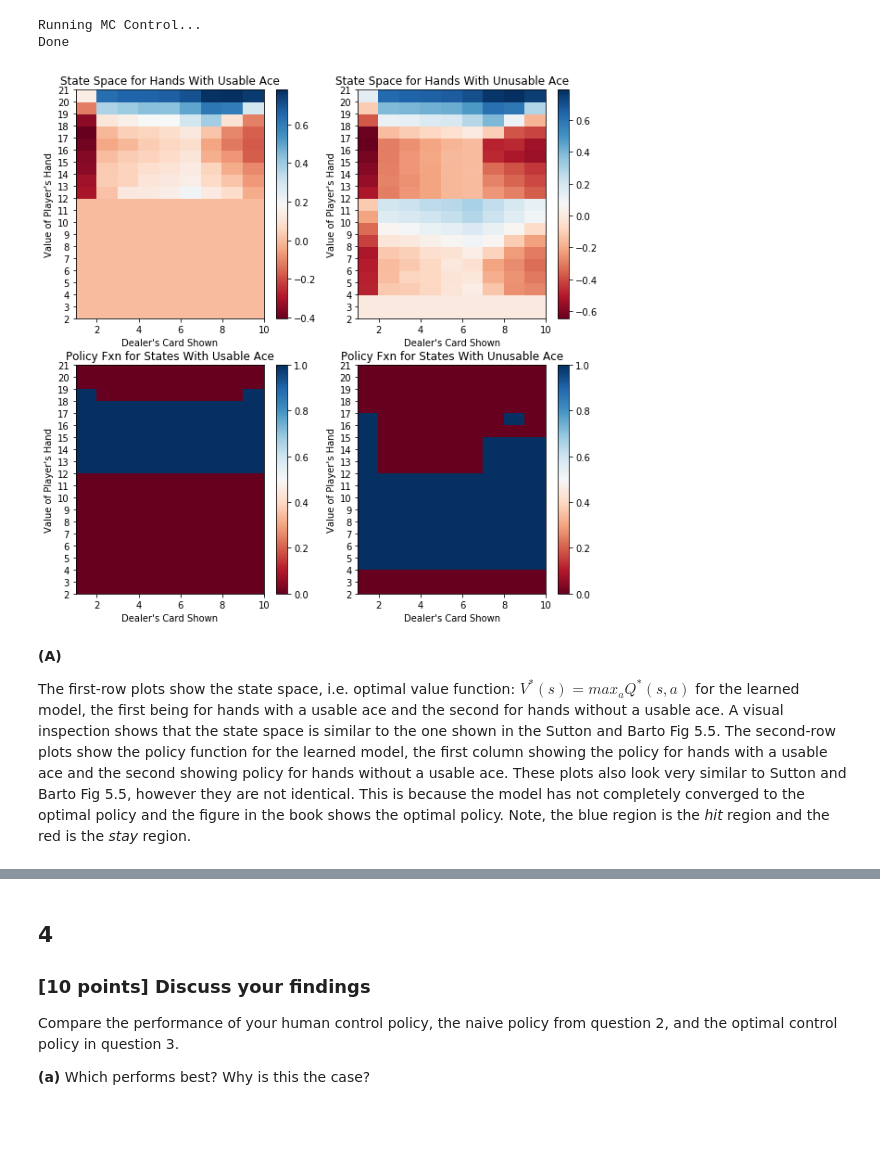
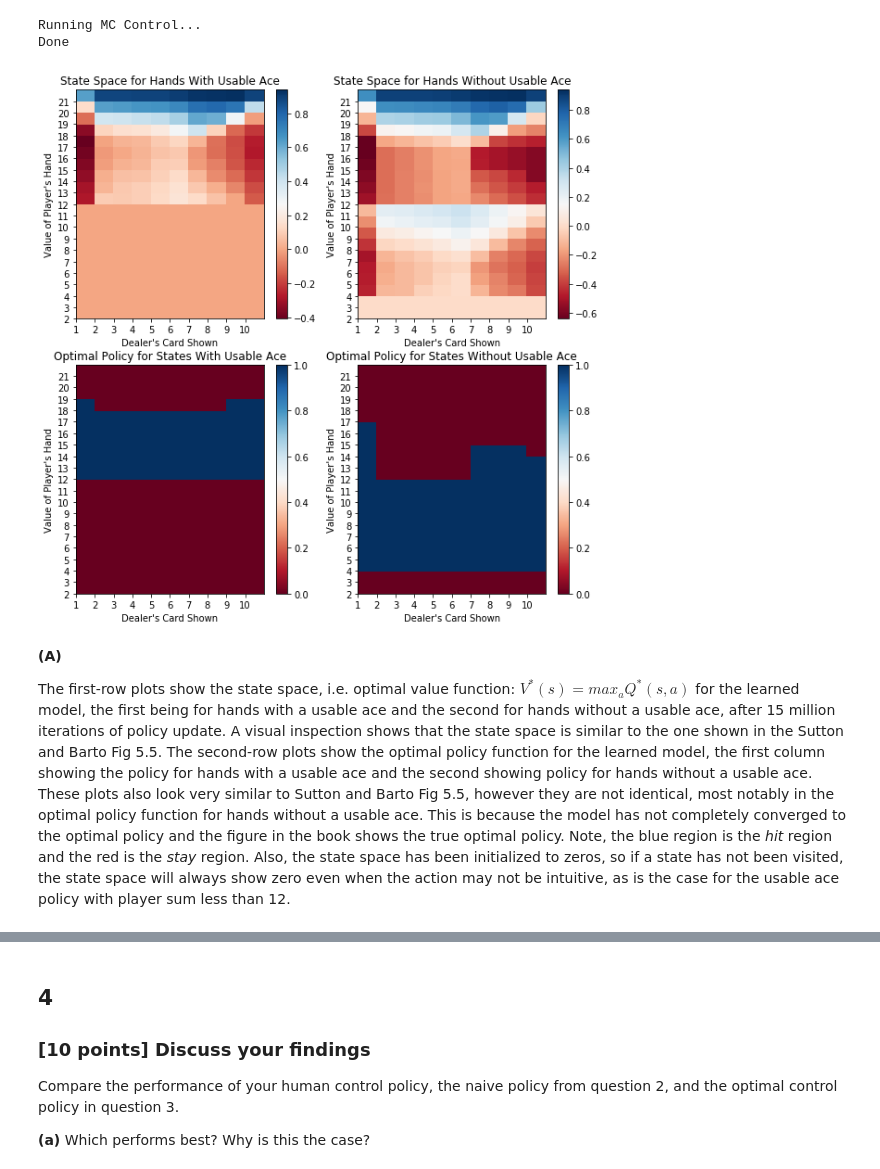
Before and after one commit to inkawhich/machine-learning-course, a Jupyter notebook: Assignment 5.ipynb, the cells around one changed output, grey strips where cells are left out. Saved outputs shown, nothing was run; the diff lists cells and outputs as text; code cells hidden in the pictures; blank space fills up the shorter version.

```diff
--- a/Assignment 5.ipynb
+++ b/Assignment 5.ipynb
@@ -665,7 +655,7 @@ def Monte_Carlo_Control(game, policy, num_iters):
 bjack_game = Blackjack()
 
 print "Running MC Control..."
-Q,policy,avg_reward,running_avg = Monte_Carlo_Control(bjack_game, policy_fxn, 6000000)
+Q,policy,avg_reward,running_avg = Monte_Carlo_Control(bjack_game, policy_fxn, 15000000)
 print "Done"
 # %% [output]
 Running MC Control...
@@ -675,9 +665,9 @@ Done
 # Plotting
 
 # Dealers card showing
-x = np.arange(1, 11, 1)
+x = np.arange(1, 12, 1)
 # Sum of cards in player hand
-y = np.arange(2, 22, 1)
+y = np.arange(2, 23, 1)
 # Create mesh grid of all possible x,y coords
 X, Y = np.meshgrid(x, y)
 
@@ -704,41 +694,45 @@ plt.subplot(2,2,1)
 plt.title("State Space for Hands With Usable Ace")
 plt.xlabel("Dealer's Card Shown")
 plt.ylabel("Value of Player's Hand")
 plt.yticks(np.arange(2, 22, 1))
+plt.xticks(np.arange(1, 11, 1))
 plt.pcolor(X,Y,Q_usable, cmap='RdBu')
 plt.colorbar()
 
 plt.subplot(2,2,2)
-plt.title("State Space for Hands With Unusable Ace")
+plt.title("State Space for Hands Without Usable Ace")
 plt.xlabel("Dealer's Card Shown")
 plt.ylabel("Value of Player's Hand")
 plt.yticks(np.arange(2, 22, 1))
+plt.xticks(np.arange(1, 11, 1))
 plt.pcolor(X,Y,Q_unusable, cmap='RdBu')
 plt.colorbar()
 
 plt.subplot(2,2,3)
-plt.title("Policy Fxn for States With Usable Ace")
+plt.title("Optimal Policy for States With Usable Ace")
 plt.xlabel("Dealer's Card Shown")
 plt.ylabel("Value of Player's Hand")
 plt.yticks(np.arange(2, 22, 1))
+plt.xticks(np.arange(1, 11, 1))
 plt.pcolor(X,Y,Policy_usable, cmap='RdBu')
 plt.colorbar()
 
 plt.subplot(2,2,4)
-plt.title("Policy Fxn for States With Unusable Ace")
+plt.title("Optimal Policy for States Without Usable Ace")
 plt.xlabel("Dealer's Card Shown")
 plt.ylabel("Value of Player's Hand")
 plt.yticks(np.arange(2, 22, 1))
+plt.xticks(np.arange(1, 11, 1))
 plt.pcolor(X,Y,Policy_unusable, cmap='RdBu')
 plt.colorbar()
 
 plt.show()
 # %% [output]
-[figure, old version]
+[figure, new version]
 # %% [markdown]
 **(A)**
 
-The first-row plots show the state space, i.e. optimal value function: $V^*(s) = max_a Q^*(s,a)$ for the learned model, the first being for hands with a usable ace and the second for hands without a usable ace. A visual inspection shows that the state space is similar to the one shown in the Sutton and Barto Fig 5.5. The second-row plots show the policy function for the learned model, the first column showing the policy for hands with a usable ace and the second showing policy for hands without a usable ace. These plots also look very similar to Sutton and Barto Fig 5.5, however they are not identical. This is because the model has not completely converged to the optimal policy and the figure in the book shows the optimal policy. Note, the blue region is the *hit* region and the red is the *stay* region.
+The first-row plots show the state space, i.e. optimal value function: $V^*(s) = max_a Q^*(s,a)$ for the learned model, the first being for hands with a usable ace and the second for hands without a usable ace, after 15 million iterations of policy update. A visual inspection shows that the state space is similar to the one shown in the Sutton and Barto Fig 5.5. The second-row plots show the optimal policy function for the learned model, the first column showing the policy for hands with a usable ace and the second showing policy for hands without a usable ace. These plots also look very similar to Sutton and Barto Fig 5.5, however they are not identical, most notably in the optimal policy function for hands without a usable ace. This is because the model has not completely converged to the optimal policy and the figure in the book shows the true optimal policy. Note, the blue region is the *hit* region and the red is the *stay* region. Also, the state space has been initialized to zeros, so if a state has not been visited, the state space will always show zero even when the action may not be intuitive, as is the case for the usable ace policy with player sum less than 12.
 # %%
 ########################################
 # (B)
```
Also changed, not shown: parts of 9 cells of this notebook.
